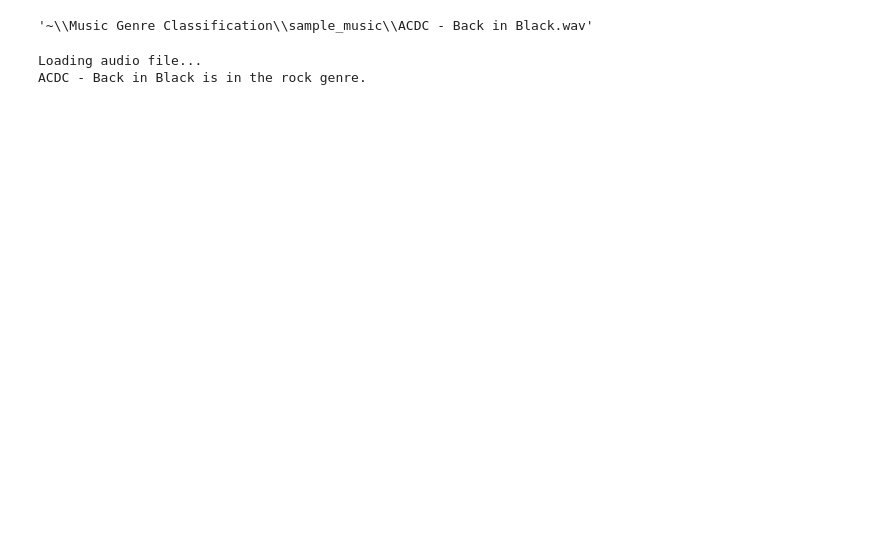
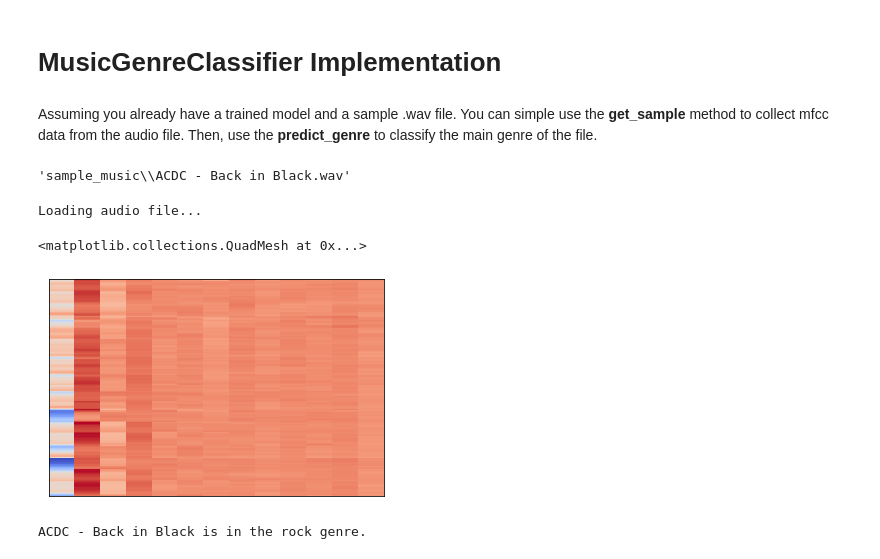
Before and after one commit to lloyd-axe/Music-Genre-Classifier, a Jupyter notebook: Predict.ipynb, the cells around one changed output. Drawn from its saved outputs; the diff is of its cells as text; code cells hidden in the pictures; blank space fills up the shorter version.

```diff
--- a/Predict.ipynb
+++ b/Predict.ipynb
@@ -1,2 +1,4 @@
+# %% [markdown]
+# MusicGenreClassifier Implementation
 # %%
 import os
@@ -3,19 +6,28 @@ import os
 import tensorflow as tf
 from MusicGenreClassifier import MusicGenreClassifier
+# %% [markdown]
+Assuming you already have a trained model and a sample .wav file.
+You can simple use the **get_sample** method to collect mfcc data from the audio file.
+Then, use the **predict_genre** to classify the main genre of the file.
 # %%
-TEST_PATH = r'~\Music Genre Classification\sample_music'
+TEST_PATH = 'sample_music'
 model = tf.keras.models.load_model('test-model.h5')
 # %%
 file_name = 'ACDC - Back in Black.wav'
 FILE_PATH = os.path.join(TEST_PATH, file_name)
 FILE_PATH
 # %% [output]
-'~\\Music Genre Classification\\sample_music\\ACDC - Back in Black.wav'
+'sample_music\\ACDC - Back in Black.wav'
 # %%
 data = MusicGenreClassifier.get_sample(FILE_PATH, duration = 30)
-model = tf.keras.models.load_model('test-model.h5')
-genre = MusicGenreClassifier.predict_genre(model, data)
-print(f"{file_name.split('.')[0]} is in the {genre} genre.")
+librosa.display.specshow(np.array(data[4]), sr = 22050, hop_length = 512)
 # %% [output]
 Loading audio file...
-ACDC - Back in Black is in the rock genre.
+<matplotlib.collections.QuadMesh at 0x...>
+[figure, added]
+# %%
+model = tf.keras.models.load_model('test-model.h5')
+genre = MusicGenreClassifier.predict_genre(model, data)
+print(f"{file_name.split('.')[0]} is in the {genre} genre.")
+# %% [output]
+ACDC - Back in Black is in the rock genre.
```
Also changed, not shown: parts of 1 cell of this notebook, 3 other files.
